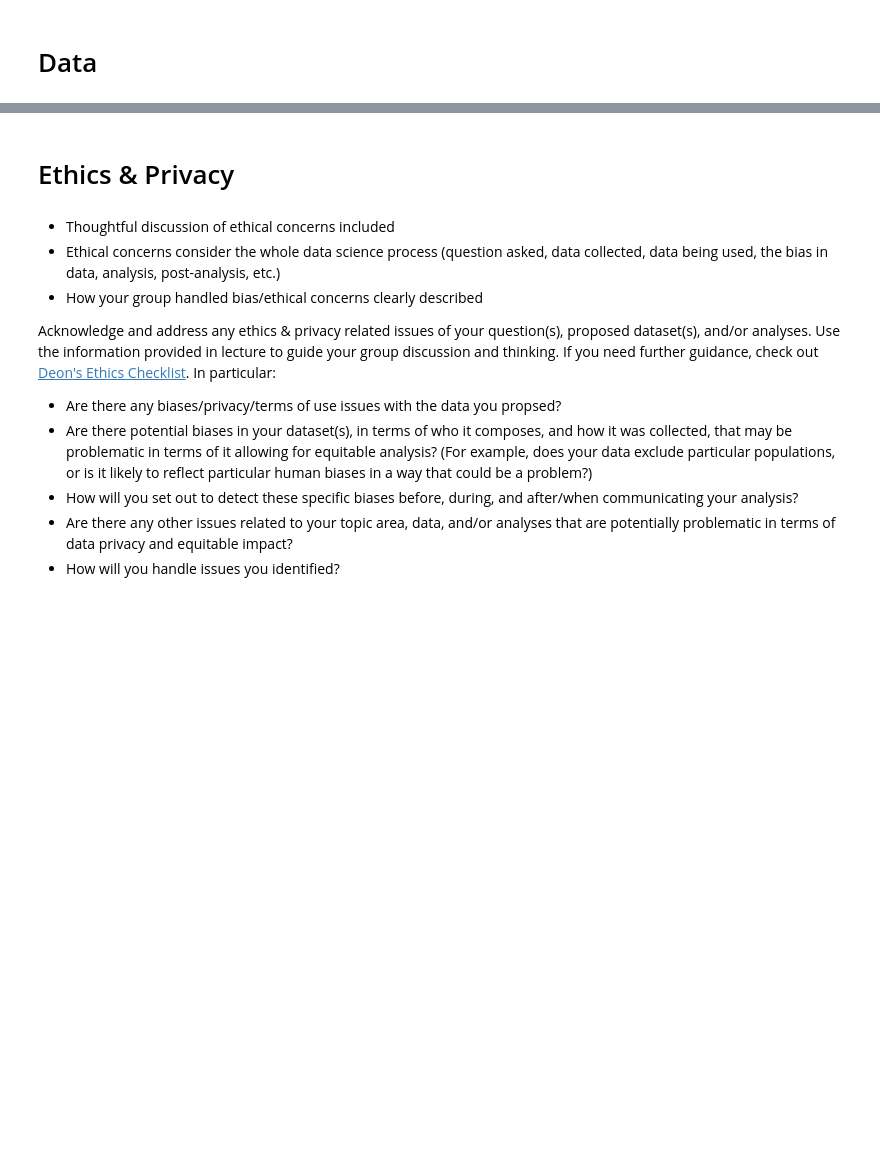
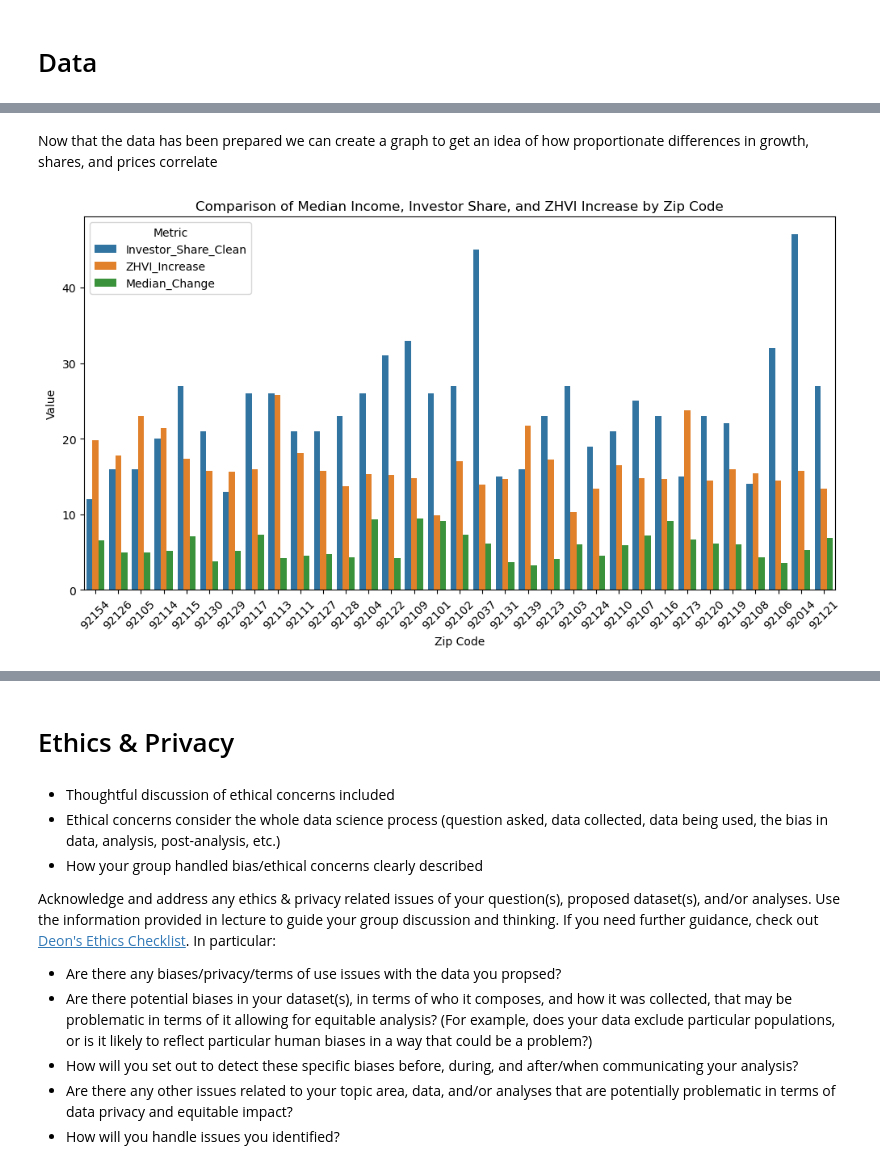
Before and after one commit to rangelrichard/investor_impact, a Jupyter notebook: FinalProject_Group171_WI25.ipynb, the cells around one changed output, grey strips where cells are left out. Drawn from its saved outputs; the diff is of its cells as text; code cells hidden in the pictures; blank space fills up the shorter version.

```diff
--- a/FinalProject_Group171_WI25.ipynb
+++ b/FinalProject_Group171_WI25.ipynb
@@ -119,0 +396,32 @@ Some more words and stuff.  Remember notebooks work best if you interleave the c
+# %%
+## YOUR CODE HERE
+## Starting off by formatting data so we can use it slightly more flexibly
+# Creating a new variable to hold data, as well as cleaning the investor % of sales to be usable
+pricechange = merged_df
+pricechange["Investor_Share_Clean"] = merged_df["Share of Sales"].str.replace("%", "", regex=False).astype(float)
+# Formatting zhvi values to be more readily comparable to investor share of sales, percent increase / 10 due to the values being hard to compare
+zhvi_change = grouped_df.groupby("RegionName")["Home_Value"].agg(lambda x: ((x.max() / x.min()) - 1) * 10).reset_index()
+zhvi_change.rename(columns={"Home_Value": "ZHVI_Increase"}, inplace=True)
+# Moving the new values to a proxy, as well as cleaning up repeats
+increase = zhvi_change.groupby(["RegionName"])['ZHVI_Increase'].mean().reset_index()
+# Adding the value back to the main dataframe for this graph so that I can use it without worrying about dates again
+pricechange = merged_df.merge(increase, on="RegionName", how="left")
+# Adding a new variable to see how income has changed as a trend, not an exact measurement
+pricechange["Median_Change"] = ((pricechange["Median_Income_2023"] / pricechange["Median_Income_2011"]) - 1) * 10
+# Moving the specific data we want to graph to it's own data frame
+value_summary = pricechange[['RegionName', 'Investor_Share_Clean', 'ZHVI_Increase', "Median_Change"]]
+# Rotating the data to make it more readable for EDA comparison
+summary_melted = value_summary.melt(id_vars="RegionName", var_name="Metric", value_name="Value")
+# %% [markdown]
+Now that the data has been prepared we can create a graph to get an idea of how proportionate differences in growth, shares, and prices correlate
+# %%
+plt.figure(figsize=(12, 6))
+sns.barplot(data=summary_melted, x="RegionName", y="Value", hue="Metric")
+plt.title("Comparison of Median Income, Investor Share, and ZHVI Increase by Zip Code")
+plt.xlabel("Zip Code")
+plt.ylabel("Value")
+plt.xticks(rotation=45)
+plt.legend(title="Metric")
+plt.show()
+# %% [output]
+[figure, added]
```
Also changed, not shown: parts of 53 cells of this notebook, 1 other file.
